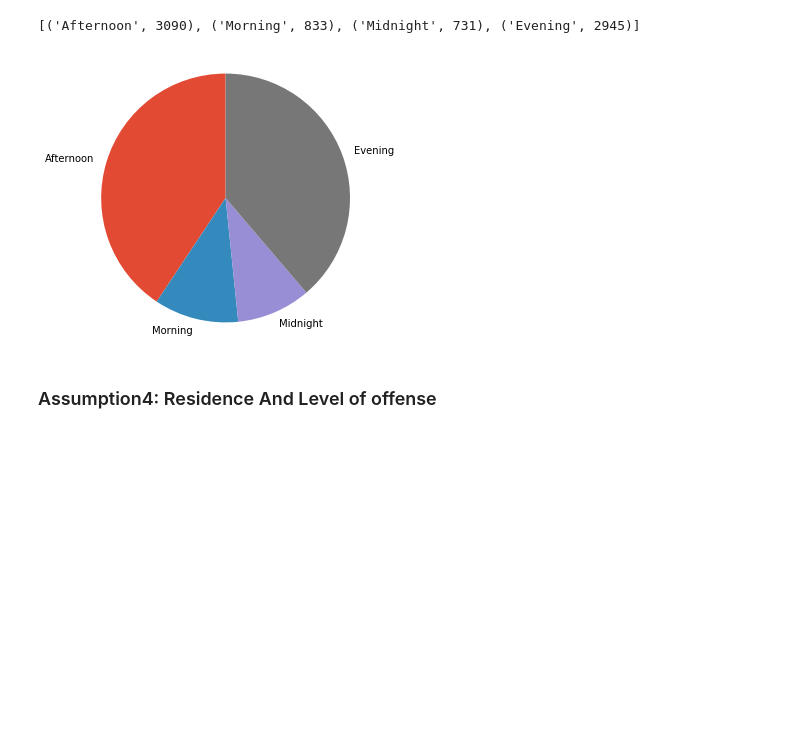
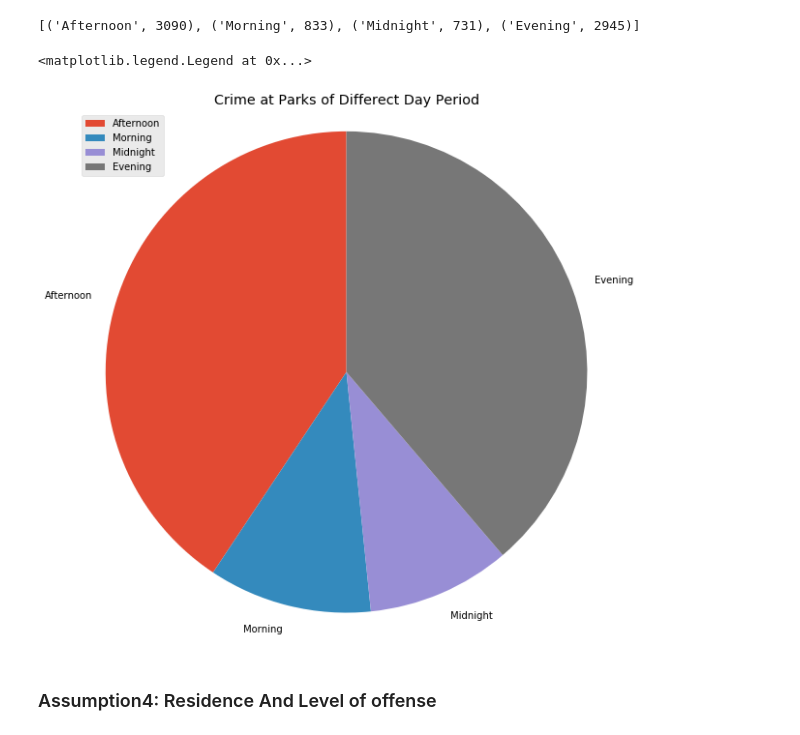
Before and after one commit to ave-u/big-data-analytics, a Jupyter notebook: chuanlong/Assumptions.ipynb, the cells around one changed output. Drawn from its saved outputs; the diff is of its cells as text; code cells hidden in the pictures; blank space fills up the shorter version.

```diff
--- a/chuanlong/Assumptions.ipynb
+++ b/chuanlong/Assumptions.ipynb
@@ -12,7 +13,7 @@ matplotlib.style.use('ggplot')
 # %%
 sc = SparkContext()
 # %%
-filepath = r'./NYPD_Complaint_Data_Historic.csv'
+filepath = r'./data/NYPD_Complaint_Data_Historic.csv'
 df = sc.textFile(filepath).map(lambda l: reader([l]).__next__())
 header = df.first()
 df = df.filter(lambda line: line != header).cache() # filter out header
@@ -120,10 +127,13 @@ assump_3_data
 # %%
 fig, ax = plt.subplots()
 ax.pie(np.array(assump_3_data)[:, 1], labels = np.array(assump_3_data)[:, 0], startangle=90)
 ax.axis('equal')  # Equal aspect ratio ensures that pie is drawn as a circle.
-fig.set_size_inches(5, 5)
+plt.title('Crime at Parks of Differect Day Period')
+fig.set_size_inches(10, 10)
+plt.legend(loc = 2)
 # %% [output]
+<matplotlib.legend.Legend at 0x...>
-[figure, old version]
+[figure, new version]
 # %% [markdown]
 ### Assumption4: Residence And Level of offense
 # %%
```
Also changed, not shown: parts of 16 cells of this notebook.
